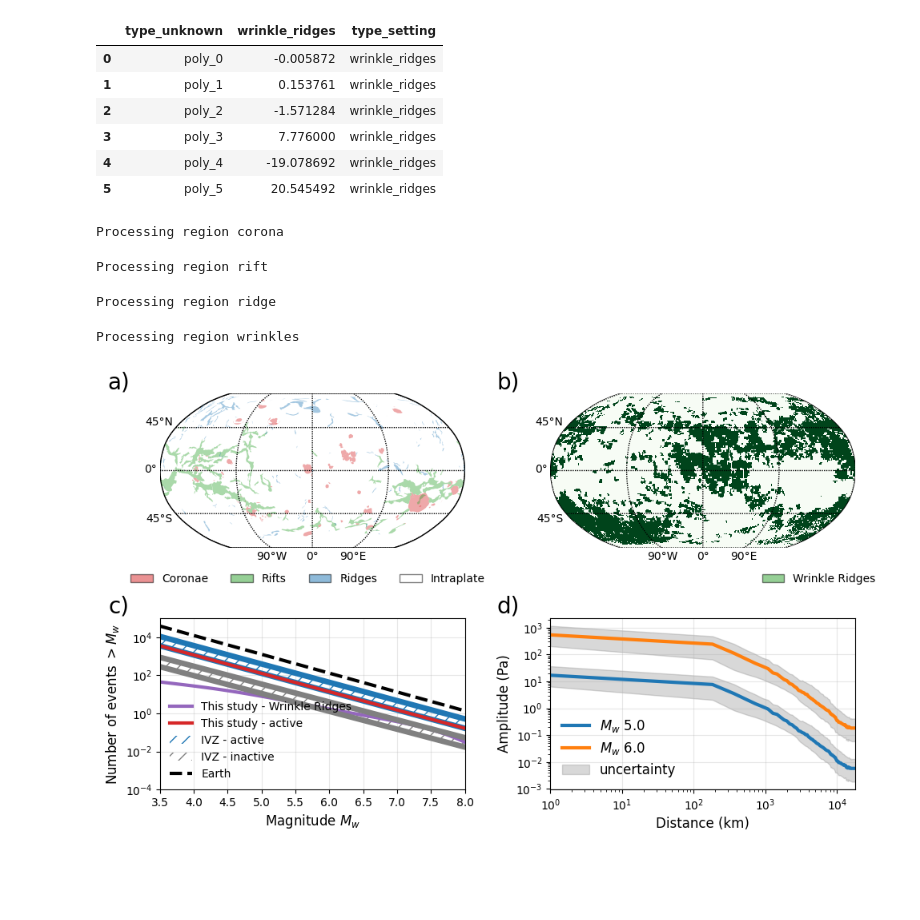
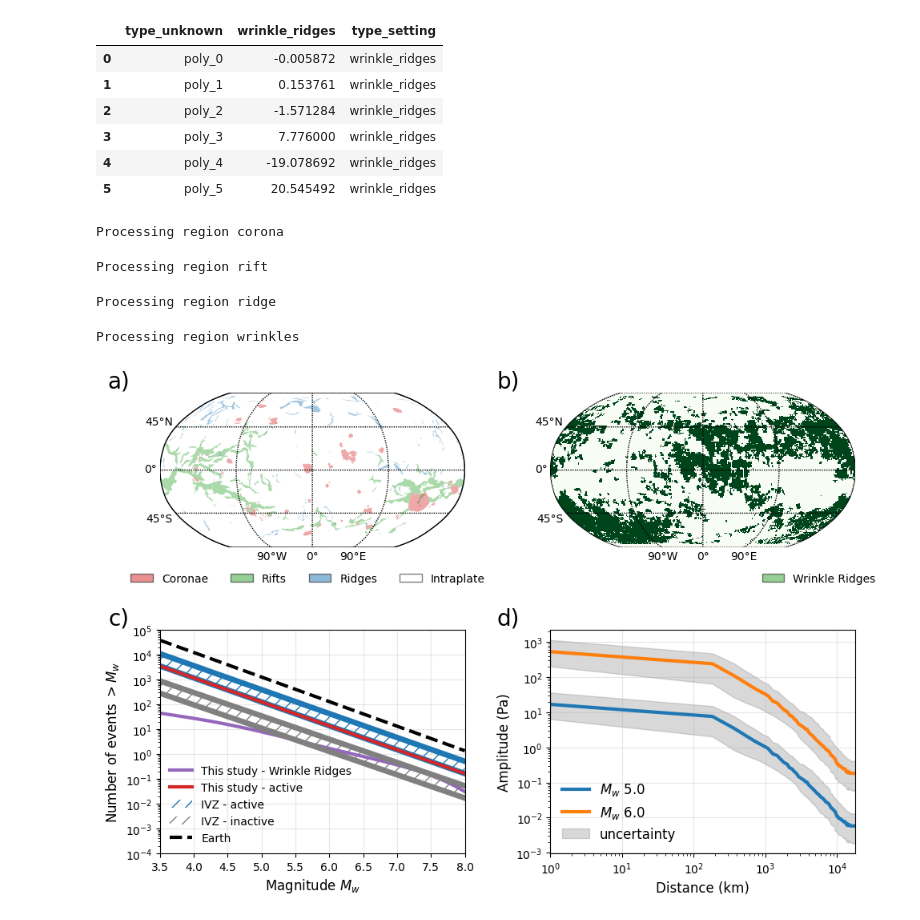
Before and after one commit to QuentinBrissaud/Venus_Detectability, a Jupyter notebook: create_Figure1.ipynb, the cells around one changed output. Saved outputs shown, nothing was run; the diff lists cells and outputs as text; code cells hidden in the pictures; blank space fills up the shorter version.

```diff
--- a/create_Figure1.ipynb
+++ b/create_Figure1.ipynb
@@ -63,7 +62,7 @@ reload(pm)
 
 fontsize_label = 20.
 
-fig = plt.figure(figsize=(10,6))
+fig = plt.figure(figsize=(10,7))
 grid = fig.add_gridspec(2, 2)
 
 ax = fig.add_subplot(grid[0, 0])
@@ -118,33 +117,33 @@ ax.set_ylabel('Number of events $> M_w$', fontsize=12.)
 ax.set_ylim([1e-4, 1e5])
 ax.set_xlim([mw.min(), mw.max()])
 ax.text(-0.1, 1., 'c)', fontsize=fontsize_label, ha='right', va='bottom', transform=ax.transAxes)
 
 ax = fig.add_subplot(grid[1, 1])
 dists = np.linspace(1., 18e3, 100)
 mags = [5., 6.]
 noise_level = 5e-2
 for imag, mag in enumerate(mags):
     label = dict()
     if imag == len(mags)-1:
         label['label'] = 'uncertainty'
     ax.plot(dists, TL_new(dists, mag)/noise_level, label=f'$M_w$ {mag}', linewidth=3.)
     ax.fill_between(dists, TL_new_qmin(dists, mag)/noise_level, TL_new_qmax(dists, mag)/noise_level, color='grey', alpha=0.3, **label)
 
 ax.set_yscale('log')
 ax.set_xscale('log')
 ax.set_xlabel('Distance (km)', fontsize=12.)
 ax.set_ylabel('Amplitude (Pa)', fontsize=12.)
 ax.grid(alpha=0.3)
 ax.legend(frameon=False, fontsize=12.)
 ax.set_xlim([dists.min(), dists.max()])
 ax.text(-0.1, 1., 'd)', fontsize=fontsize_label, ha='right', va='bottom', transform=ax.transAxes)
 
 fig.tight_layout()
 # %% [output]
 Processing region corona
 Processing region rift
 Processing region ridge
 Processing region wrinkles
-[figure, old version]
+[figure, new version]
 # %%
 fig.savefig('./figures/Figure_1_seismicity.pdf')
```
Also changed, not shown: parts of 2 cells of this notebook, 2 other files.
